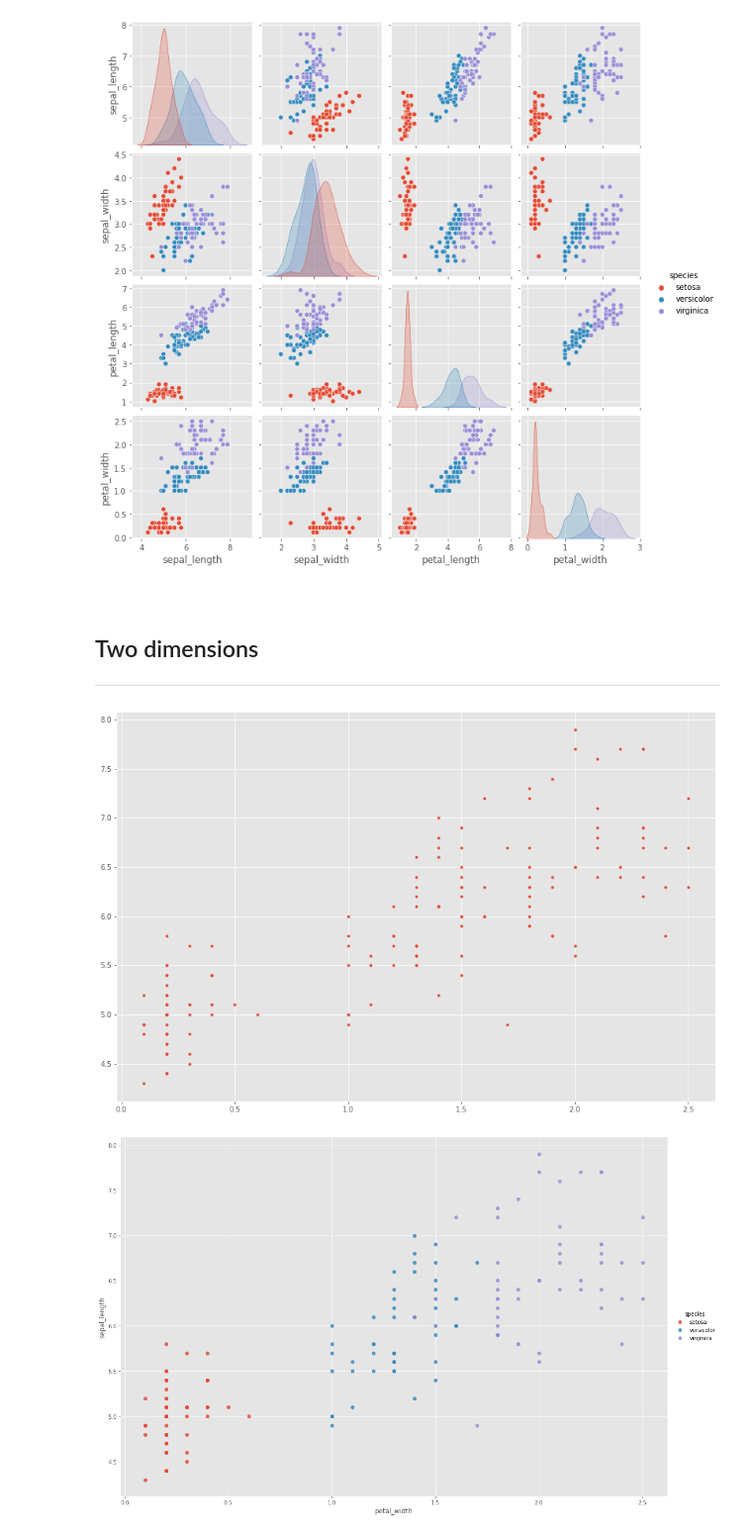
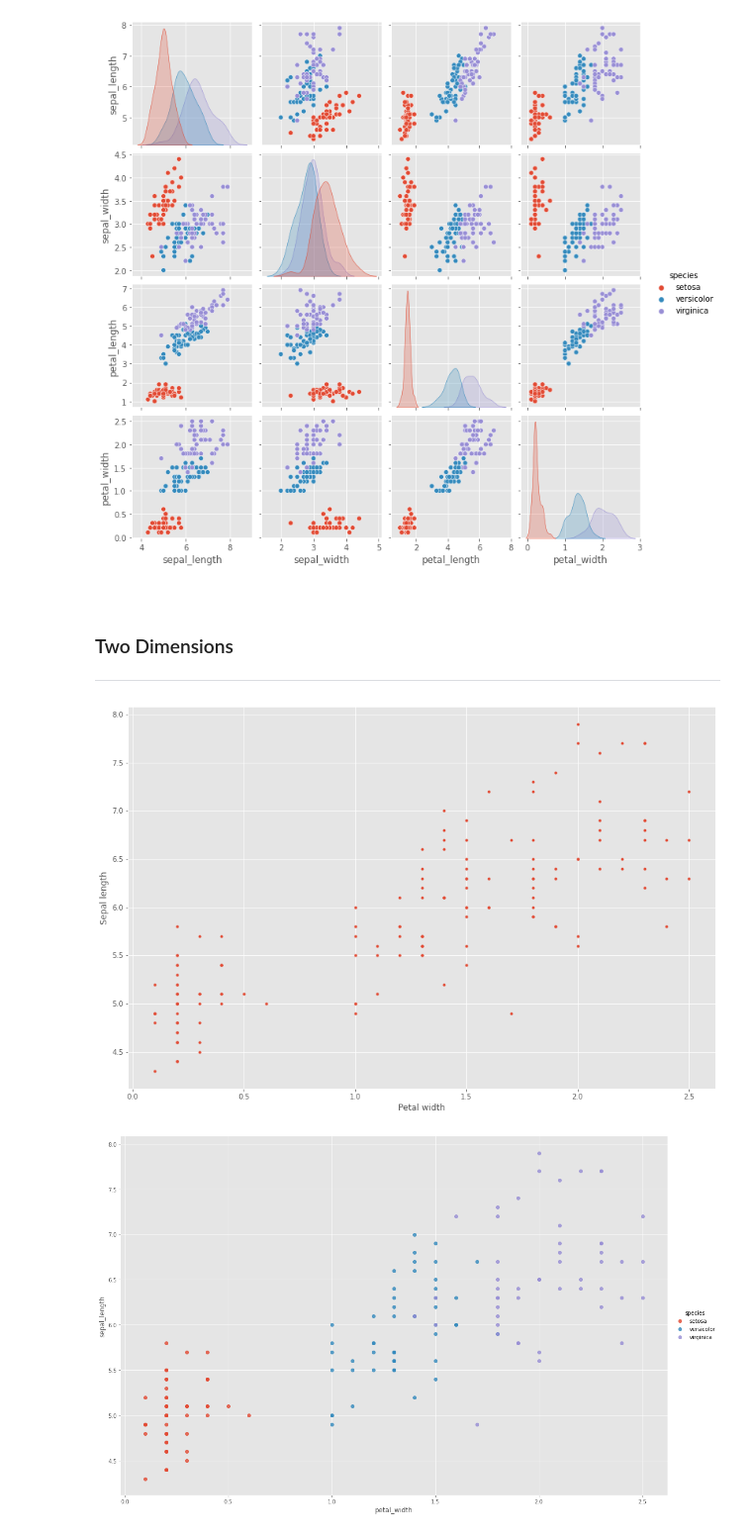
Before and after one commit to ianmcloughlin/jupyter-teaching-notebooks, a Jupyter notebook: iris-classification.ipynb, the cells around one changed output. Shown at 99% size. Cells and saved outputs as stored; diff of their text form; code cells hidden in the pictures.

```diff
--- a/iris-classification.ipynb
+++ b/iris-classification.ipynb
@@ -69,14 +91,19 @@ sns.pairplot(df, hue='species');
 # %% [markdown]
 <br>
 
-## Two dimensions
+### Two Dimensions
 
 ***
 # %%
 # New figure.
 fig, ax = plt.subplots()
+
 # Scatter plot.
-ax.plot(df['petal_width'], df['sepal_length'], '.');
+ax.plot(df['petal_width'], df['sepal_length'], '.')
+
+# Set axis labels.
+ax.set_xlabel('Petal width');
+ax.set_ylabel('Sepal length');
 # %% [output]
-[figure, old version]
+[figure, new version]
 # %%
```
Also changed, not shown: parts of 91 cells of this notebook.
